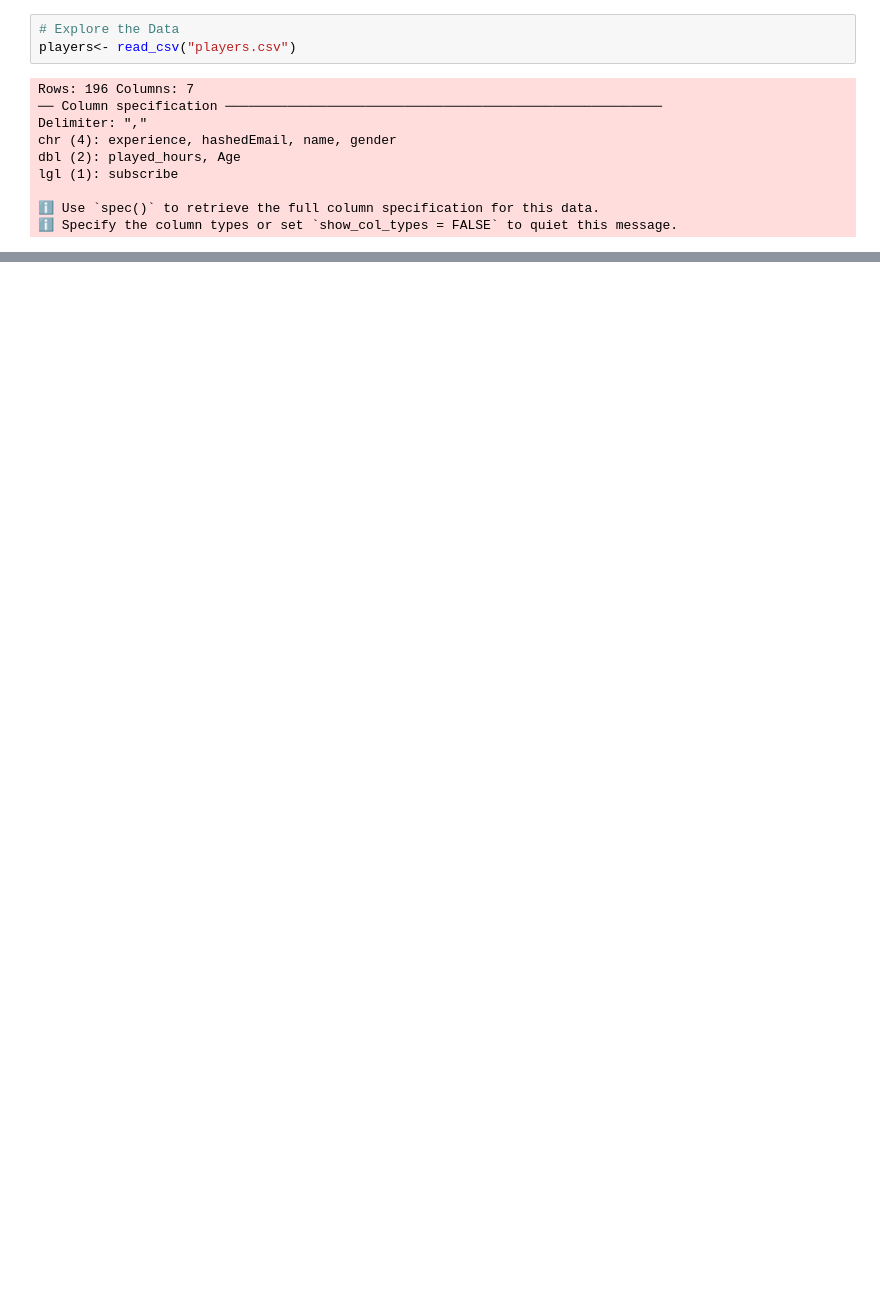
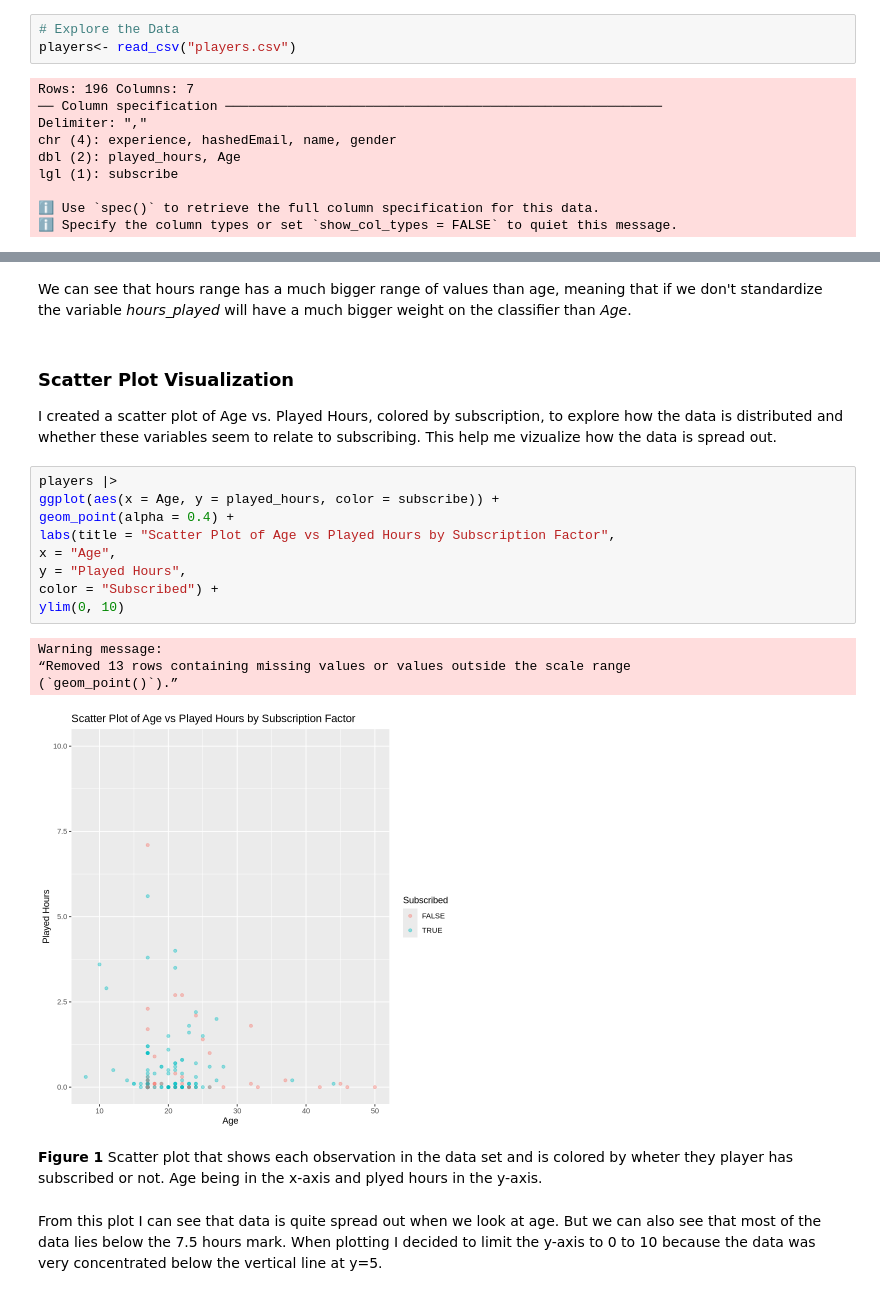
Before and after one commit to 25494998/NataliaProject, a Jupyter notebook: KawanoWang_Natalia.ipynb, the cells around one changed output, grey strips where cells are left out. Drawn from its saved outputs; the diff is of its cells as text; blank space fills up the shorter version.

```diff
--- a/KawanoWang_Natalia.ipynb
+++ b/KawanoWang_Natalia.ipynb
@@ -75,0 +143,24 @@ A tibble: 194 × 3
+# %% [markdown]
+We can see that hours range has a much bigger range of values than age, meaning that if we don't standardize the variable *hours_played* will have a much bigger weight on the classifier than *Age*.
+# %% [markdown]
+### Scatter Plot Visualization
+I created a scatter plot of Age vs. Played Hours, colored by subscription, to explore how the data is distributed and whether these variables seem to relate to subscribing. This help me vizualize how the data is spread out.
+# %%
+players |>
+ggplot(aes(x = Age, y = played_hours, color = subscribe)) +
+geom_point(alpha = 0.4) +
+labs(title = "Scatter Plot of Age vs Played Hours by Subscription Factor",
+x = "Age",
+y = "Played Hours",
+color = "Subscribed") +
+ylim(0, 10)
+# %% [output]
+Warning message:
+“Removed 13 rows containing missing values or values outside the scale range
+(`geom_point()`).”
+[figure, added]
+# %% [markdown]
+**Figure 1**
+Scatter plot that shows each observation in the data set and is colored by wheter they player has subscribed or not. Age being in the x-axis and plyed hours in the y-axis.
+# %% [markdown]
+From this plot I can see that data is quite spread out when we look at age. But we can also see that most of the data lies below the 7.5 hours mark. When plotting I decided to limit the y-axis to 0 to 10 because the data was very concentrated below the vertical line at y=5.
```
Also changed, not shown: parts of 45 cells of this notebook.
